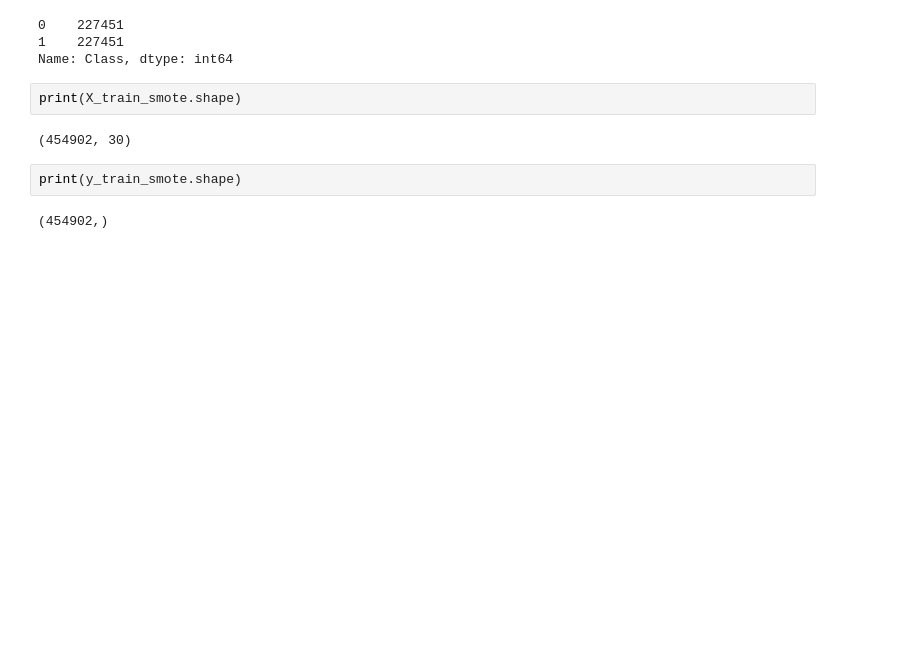
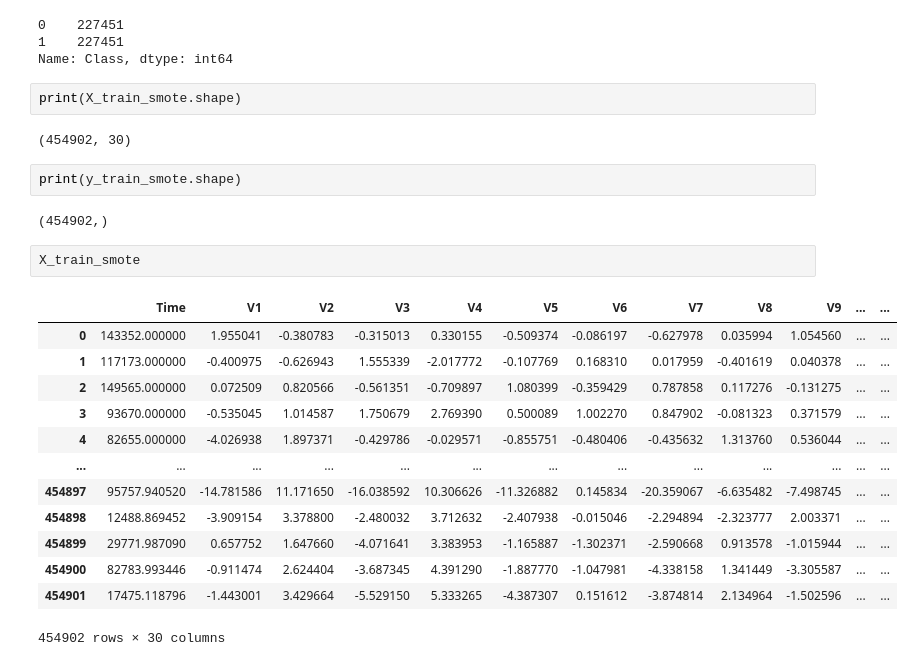
Before and after one commit to Vishal7-hub/credit-card-fraud-detection, a Jupyter notebook: notebooks/02_preprocessing.ipynb, the cells around one changed output. Drawn from its saved outputs; the diff is of its cells as text; blank space fills up the shorter version.

```diff
--- a/notebooks/02_preprocessing.ipynb
+++ b/notebooks/02_preprocessing.ipynb
@@ -129,3 +121,19 @@ print(X_train_smote.shape)
 print(y_train_smote.shape)
 # %% [output]
 (454902,)
+# %%
+X_train_smote
+# %% [output]
+|  | Time | V1 | V2 | V3 | V4 | V5 | V6 | V7 | V8 | V9 | ... | ... |
+| 0 | 143352.000000 | 1.955041 | -0.380783 | -0.315013 | 0.330155 | -0.509374 | -0.086197 | -0.627978 | 0.035994 | 1.054560 | ... | ... |
+| 1 | 117173.000000 | -0.400975 | -0.626943 | 1.555339 | -2.017772 | -0.107769 | 0.168310 | 0.017959 | -0.401619 | 0.040378 | ... | ... |
+| 2 | 149565.000000 | 0.072509 | 0.820566 | -0.561351 | -0.709897 | 1.080399 | -0.359429 | 0.787858 | 0.117276 | -0.131275 | ... | ... |
+| 3 | 93670.000000 | -0.535045 | 1.014587 | 1.750679 | 2.769390 | 0.500089 | 1.002270 | 0.847902 | -0.081323 | 0.371579 | ... | ... |
+| 4 | 82655.000000 | -4.026938 | 1.897371 | -0.429786 | -0.029571 | -0.855751 | -0.480406 | -0.435632 | 1.313760 | 0.536044 | ... | ... |
+| ... | ... | ... | ... | ... | ... | ... | ... | ... | ... | ... | ... | ... |
+| 454897 | 95757.940520 | -14.781586 | 11.171650 | -16.038592 | 10.306626 | -11.326882 | 0.145834 | -20.359067 | -6.635482 | -7.498745 | ... | ... |
+| 454898 | 12488.869452 | -3.909154 | 3.378800 | -2.480032 | 3.712632 | -2.407938 | -0.015046 | -2.294894 | -2.323777 | 2.003371 | ... | ... |
+| 454899 | 29771.987090 | 0.657752 | 1.647660 | -4.071641 | 3.383953 | -1.165887 | -1.302371 | -2.590668 | 0.913578 | -1.015944 | ... | ... |
+| 454900 | 82783.993446 | -0.911474 | 2.624404 | -3.687345 | 4.391290 | -1.887770 | -1.047981 | -4.338158 | 1.341449 | -3.305587 | ... | ... |
+| 454901 | 17475.118796 | -1.443001 | 3.429664 | -5.529150 | 5.333265 | -4.387307 | 0.151612 | -3.874814 | 2.134964 | -1.502596 | ... | ... |
+454902 rows × 30 columns
```
Also changed, not shown: parts of 1 cell of this notebook, 9 other files.
